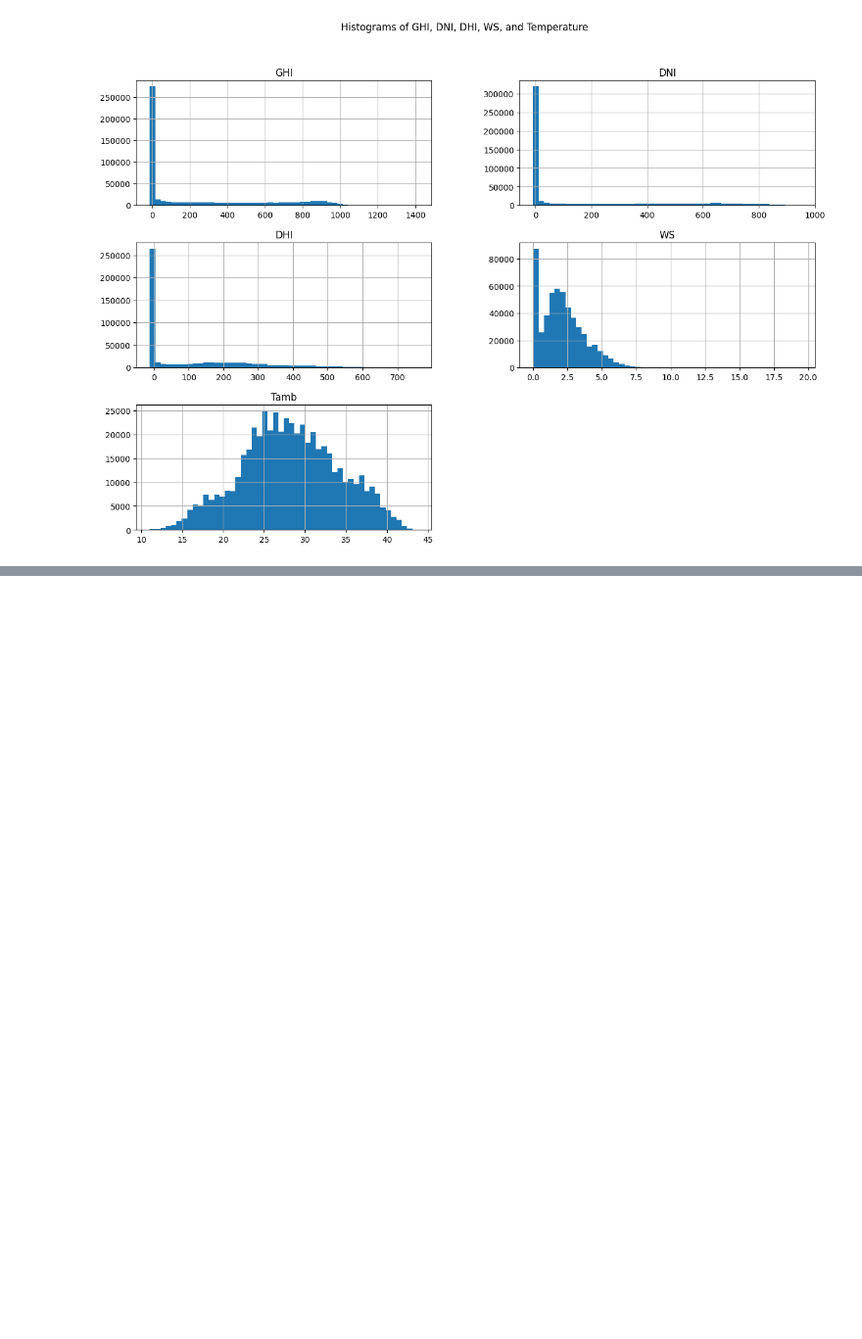
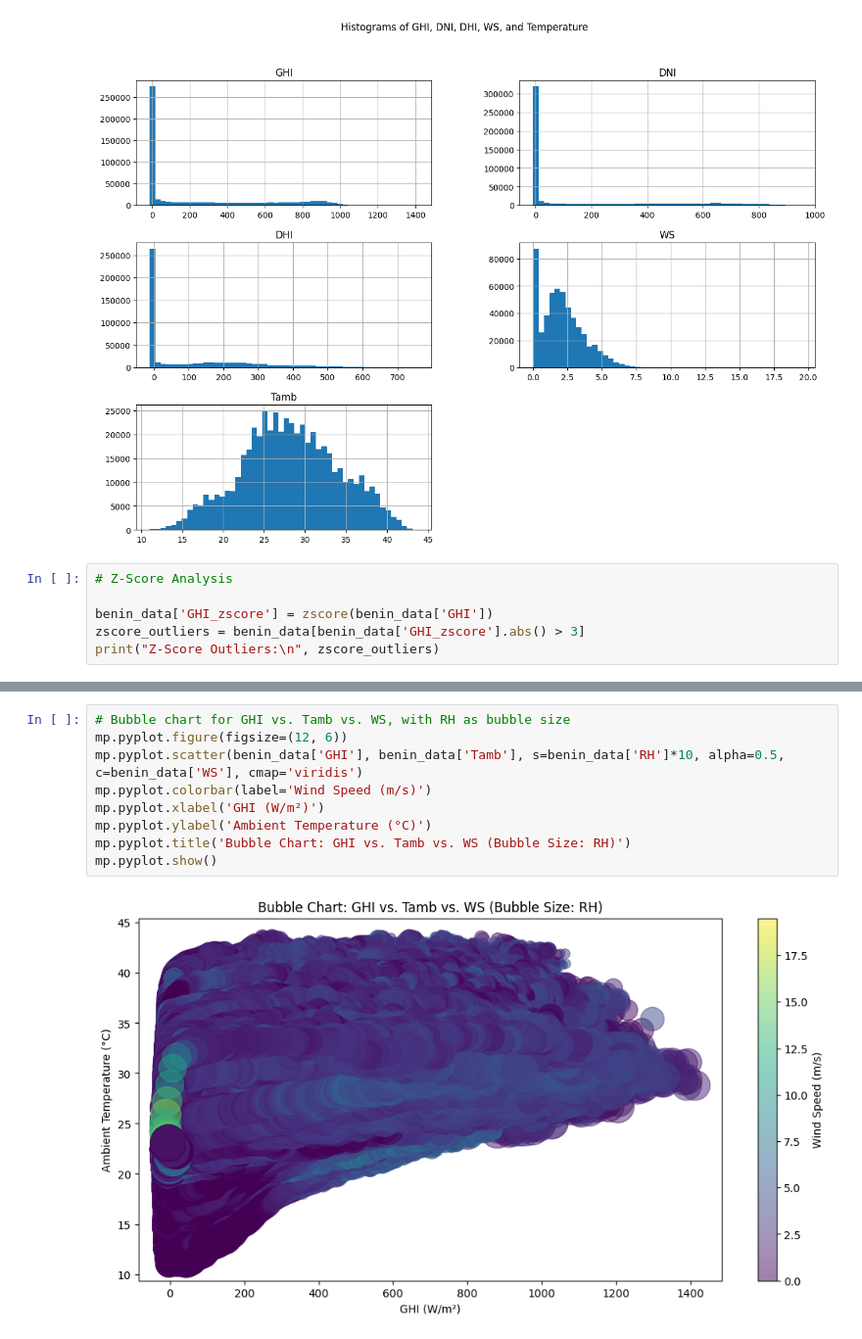
Before and after one commit to ab3lT/10-Academy-Week-0, a Jupyter notebook: notebooks/benin_malanville_data_analysis.ipynb, the cells around one changed output, grey strips where cells are left out. Shown at 98% size. Saved outputs shown, nothing was run; the diff lists cells and outputs as text; blank space fills up the shorter version.

```diff
--- a/notebooks/benin_malanville_data_analysis.ipynb
+++ b/notebooks/benin_malanville_data_analysis.ipynb
@@ -204,3 +205,9 @@ mp.pyplot.suptitle('Histograms of GHI, DNI, DHI, WS, and Temperature')
 mp.pyplot.show()
 # %% [output]
 [figure]
+# %%
+# Z-Score Analysis
+
+benin_data['GHI_zscore'] = zscore(benin_data['GHI'])
+zscore_outliers = benin_data[benin_data['GHI_zscore'].abs() > 3]
+print("Z-Score Outliers:\n", zscore_outliers)
@@ -206,0 +232,11 @@ mp.pyplot.show()
+# %%
+# Bubble chart for GHI vs. Tamb vs. WS, with RH as bubble size
+mp.pyplot.figure(figsize=(12, 6))
+mp.pyplot.scatter(benin_data['GHI'], benin_data['Tamb'], s=benin_data['RH']*10, alpha=0.5, c=benin_data['WS'], cmap='viridis')
+mp.pyplot.colorbar(label='Wind Speed (m/s)')
+mp.pyplot.xlabel('GHI (W/m²)')
+mp.pyplot.ylabel('Ambient Temperature (°C)')
+mp.pyplot.title('Bubble Chart: GHI vs. Tamb vs. WS (Bubble Size: RH)')
+mp.pyplot.show()
+# %% [output]
+[figure, added]
```
Also changed, not shown: parts of 3 cells of this notebook.
